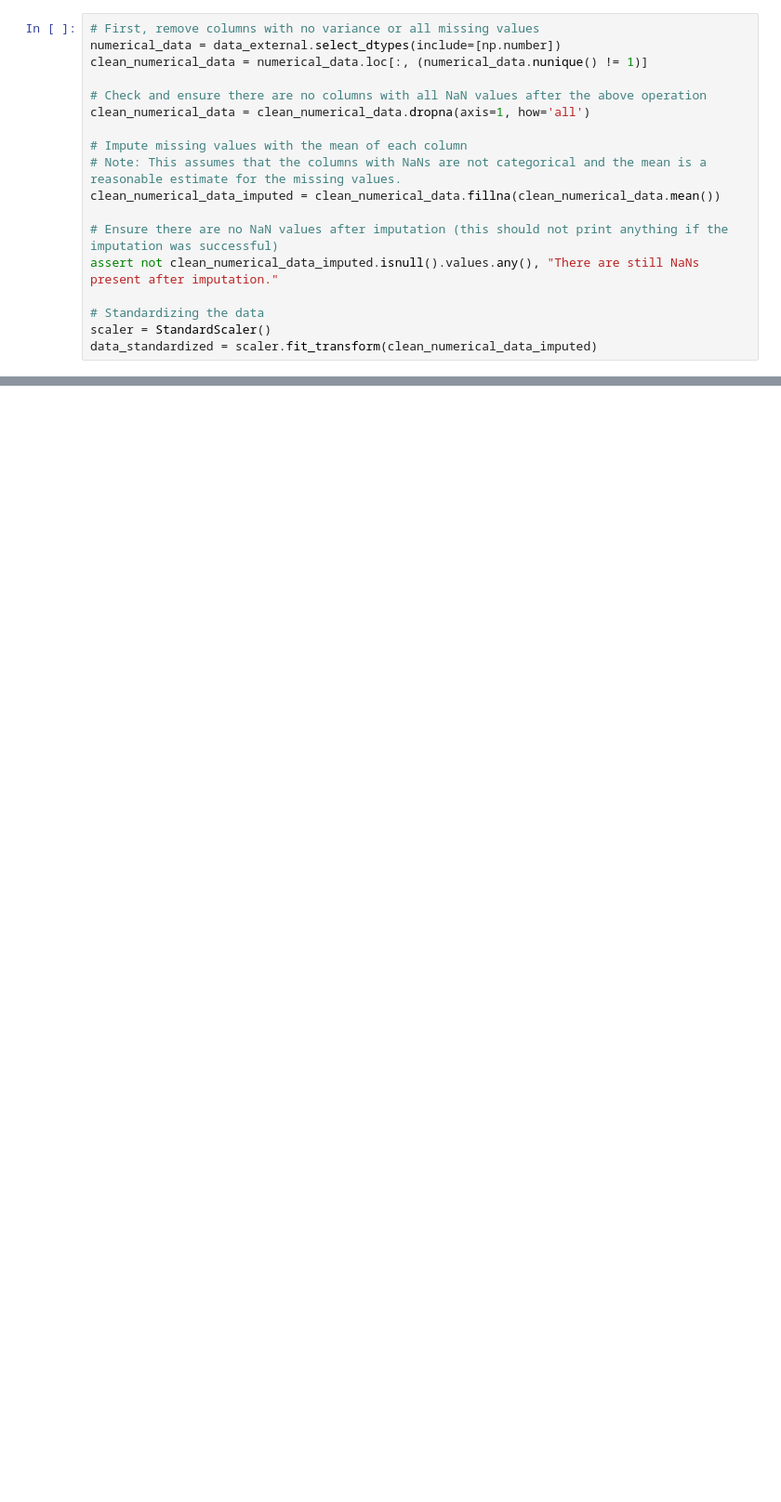
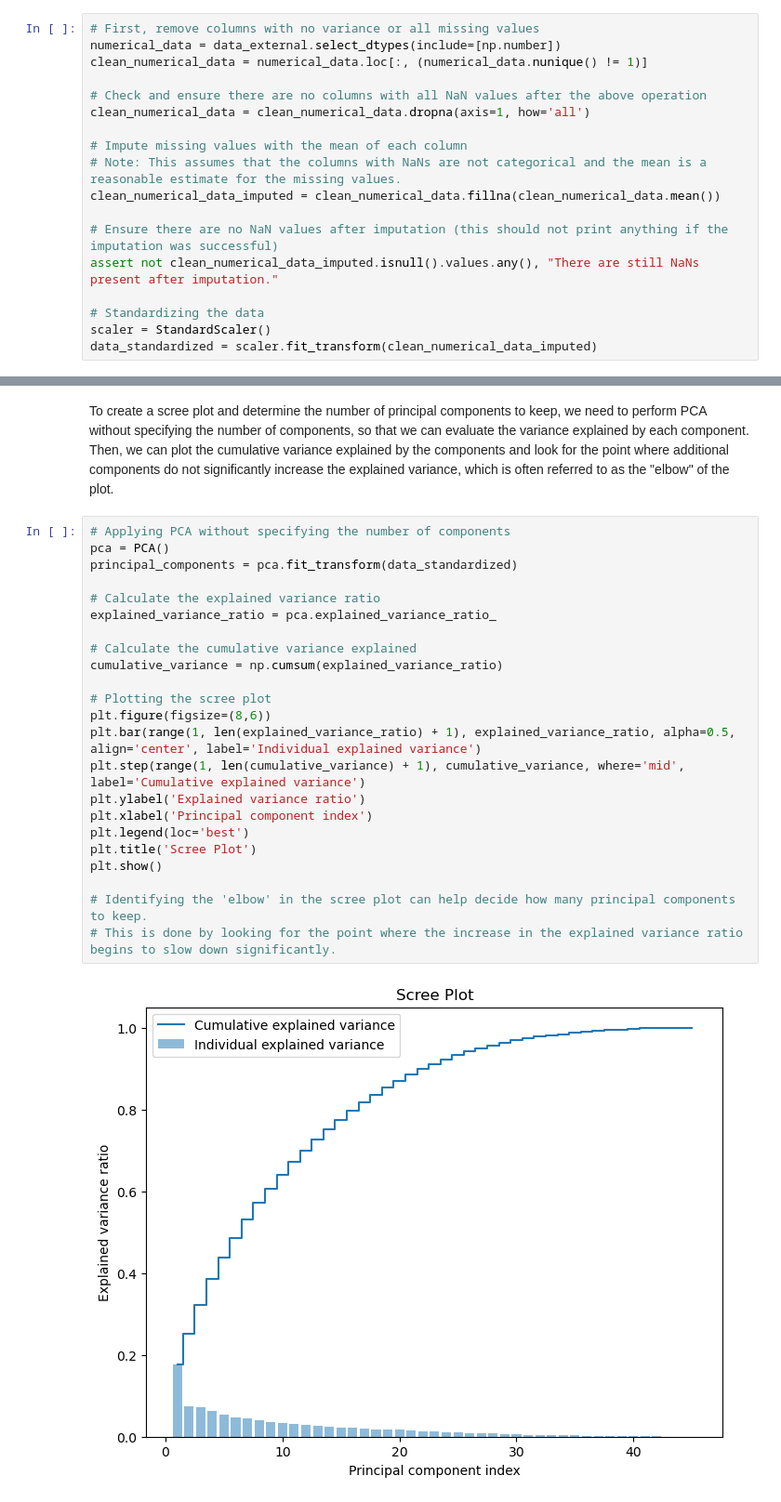
Before and after one commit to schronic/predicting_bike_traffic, a Jupyter notebook: EDA_for_external_dataset.ipynb, the cells around one changed output, grey strips where cells are left out. Shown at 93% size. Drawn from its saved outputs; the diff is of its cells as text; blank space fills up the shorter version.

```diff
--- a/EDA_for_external_dataset.ipynb
+++ b/EDA_for_external_dataset.ipynb
@@ -191,0 +169,27 @@ If the goal is dimensionality reduction or exploratory data analysis, you might
+# %% [markdown]
+To create a scree plot and determine the number of principal components to keep, we need to perform PCA without specifying the number of components, so that we can evaluate the variance explained by each component. Then, we can plot the cumulative variance explained by the components and look for the point where additional components do not significantly increase the explained variance, which is often referred to as the "elbow" of the plot.
+# %%
+# Applying PCA without specifying the number of components
+pca = PCA()
+principal_components = pca.fit_transform(data_standardized)
+
+# Calculate the explained variance ratio
+explained_variance_ratio = pca.explained_variance_ratio_
+
+# Calculate the cumulative variance explained
+cumulative_variance = np.cumsum(explained_variance_ratio)
+
+# Plotting the scree plot
+plt.figure(figsize=(8,6))
+plt.bar(range(1, len(explained_variance_ratio) + 1), explained_variance_ratio, alpha=0.5, align='center', label='Individual explained variance')
+plt.step(range(1, len(cumulative_variance) + 1), cumulative_variance, where='mid', label='Cumulative explained variance')
+plt.ylabel('Explained variance ratio')
+plt.xlabel('Principal component index')
+plt.legend(loc='best')
+plt.title('Scree Plot')
+plt.show()
+
+# Identifying the 'elbow' in the scree plot can help decide how many principal components to keep.
+# This is done by looking for the point where the increase in the explained variance ratio begins to slow down significantly.
+# %% [output]
+[figure, added]
```
Also changed, not shown: parts of 6 cells of this notebook.
